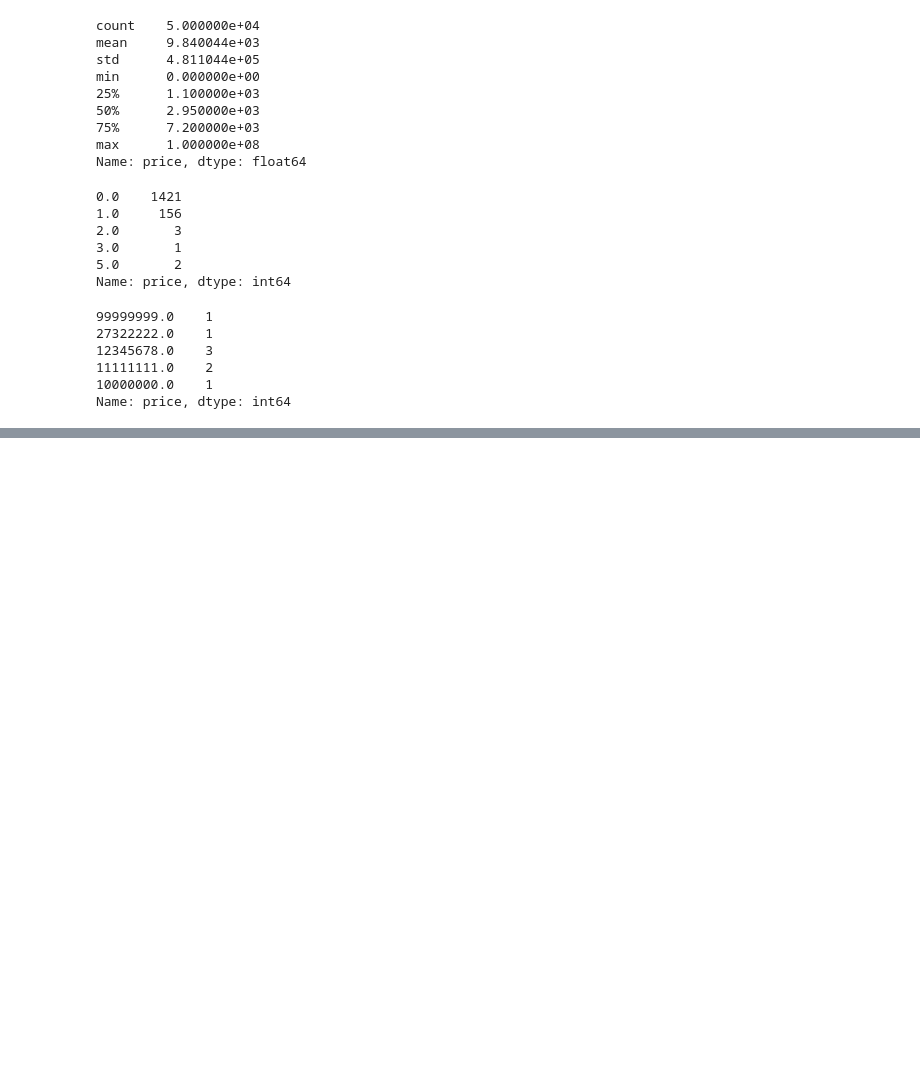
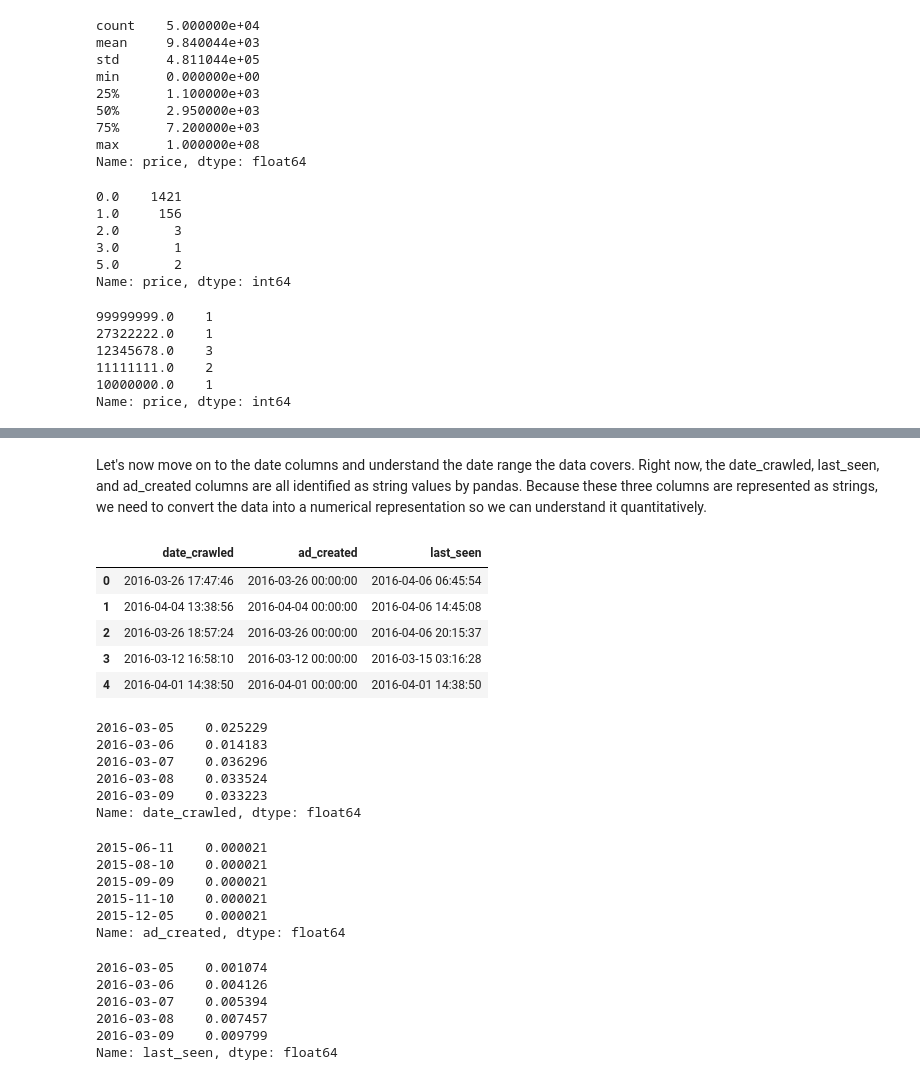
Before and after one commit to stsh8/Exploring-Ebay-Car-Sales-Data, a Jupyter notebook: Exploring Ebay Car Sales Data.ipynb, the cells around one changed output, grey strips where cells are left out. Drawn from its saved outputs; the diff is of its cells as text; code cells hidden in the pictures; blank space fills up the shorter version.

```diff
--- a/Exploring Ebay Car Sales Data.ipynb
+++ b/Exploring Ebay Car Sales Data.ipynb
@@ -254,0 +330,12 @@ ValueError: labels [False False False ... False False False] not contained in ax
+# %% [markdown]
+Let's now move on to the date columns and understand the date range the data covers.
+Right now, the date_crawled, last_seen, and ad_created columns are all identified as string values by pandas. Because these three columns are represented as strings, we need to convert the data into a numerical representation so we can understand it quantitatively.
+# %%
+autos[['date_crawled', 'ad_created', 'last_seen']][0:5]
+# %% [output]
+|  | date_crawled | ad_created | last_seen |
+| 0 | 2016-03-26 17:47:46 | 2016-03-26 00:00:00 | 2016-04-06 06:45:54 |
+| 1 | 2016-04-04 13:38:56 | 2016-04-04 00:00:00 | 2016-04-06 14:45:08 |
+| 2 | 2016-03-26 18:57:24 | 2016-03-26 00:00:00 | 2016-04-06 20:15:37 |
+| 3 | 2016-03-12 16:58:10 | 2016-03-12 00:00:00 | 2016-03-15 03:16:28 |
+| 4 | 2016-04-01 14:38:50 | 2016-04-01 00:00:00 | 2016-04-01 14:38:50 |
@@ -254,0 +346,27 @@ ValueError: labels [False False False ... False False False] not contained in ax
+# %%
+autos['date_crawled'].value_counts(normalize=True, dropna=False).sort_index().head()
+# %% [output]
+2016-03-05    0.025229
+2016-03-06    0.014183
+2016-03-07    0.036296
+2016-03-08    0.033524
+2016-03-09    0.033223
+Name: date_crawled, dtype: float64
+# %%
+autos['ad_created'].value_counts(normalize=True, dropna=False).sort_index().head()
+# %% [output]
+2015-06-11    0.000021
+2015-08-10    0.000021
+2015-09-09    0.000021
+2015-11-10    0.000021
+2015-12-05    0.000021
+Name: ad_created, dtype: float64
+# %%
+autos['last_seen'].value_counts(normalize=True, dropna=False).sort_index().head()
+# %% [output]
+2016-03-05    0.001074
+2016-03-06    0.004126
+2016-03-07    0.005394
+2016-03-08    0.007457
+2016-03-09    0.009799
+Name: last_seen, dtype: float64
```
Also changed, not shown: parts of 23 cells of this notebook.
